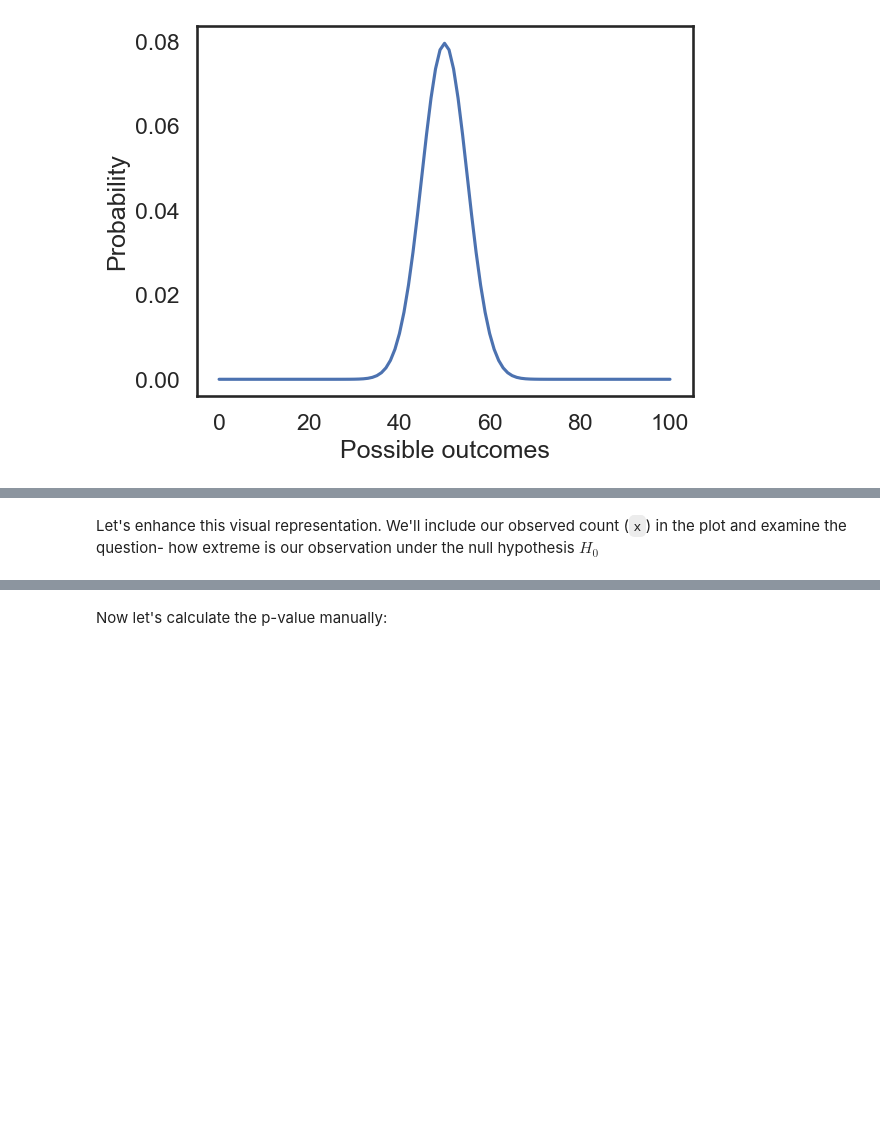
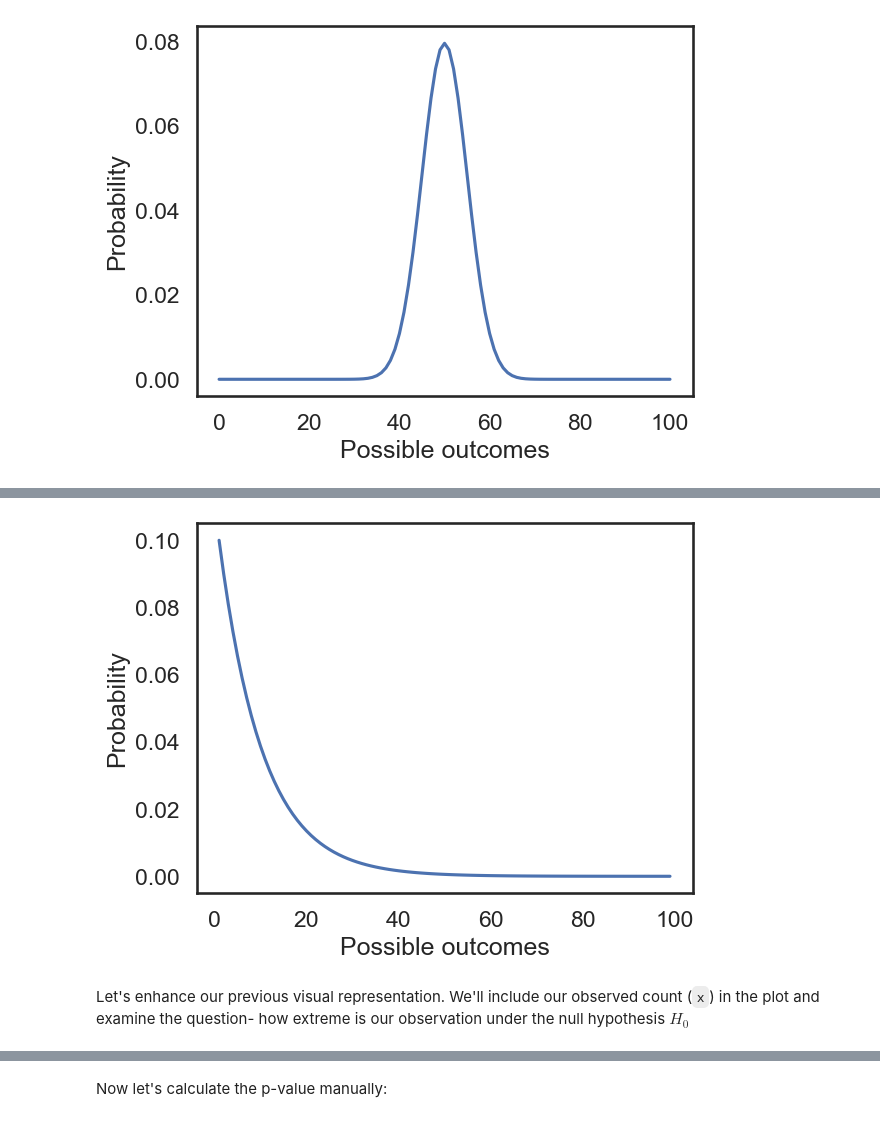
Before and after one commit to yoavram/PyDataSciBio, a Jupyter notebook: notebook_drafts/statistics_3.ipynb, the cells around one changed output, grey strips where cells are left out. Drawn from its saved outputs; the diff is of its cells as text; code cells hidden in the pictures; blank space fills up the shorter version.

```diff
--- a/notebook_drafts/statistics_3.ipynb
+++ b/notebook_drafts/statistics_3.ipynb
@@ -88,5 +98,13 @@ plt.ylabel('Probability');
+# %%
+gr = scipy.stats.geom(0.1)
+k = np.arange(1, 100) # numbers from 0 to n
+plt.plot(k, gr.pmf(k))
+plt.xlabel('Possible outcomes')
+plt.ylabel('Probability');
+# %% [output]
+[figure, added]
 # %% [markdown]
-Let's enhance this visual representation. We'll include our observed count (`x`) in the plot and examine the question- how extreme is our observation under the null hypothesis $H_0$
+Let's enhance our previous visual representation. We'll include our observed count (`x`) in the plot and examine the question- how extreme is our observation under the null hypothesis $H_0$
 # %%
 
 k = np.arange(0, n+1) # numbers from 0 to n
```
Also changed, not shown: parts of 66 cells of this notebook.
